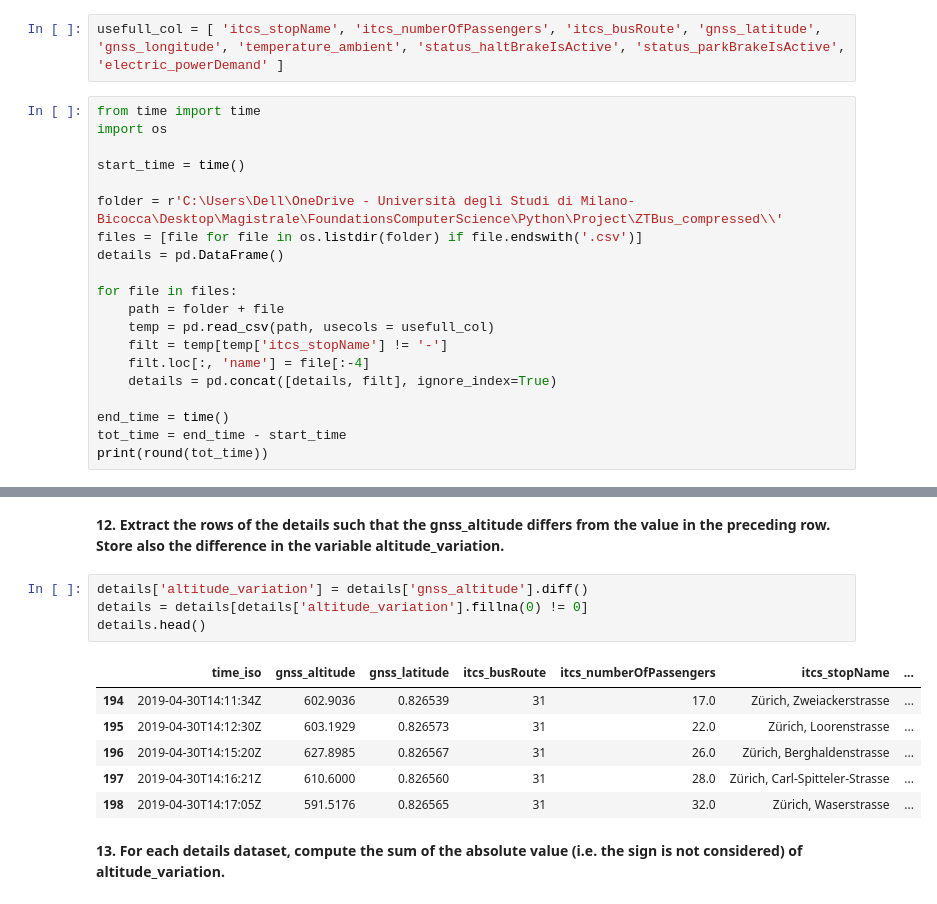
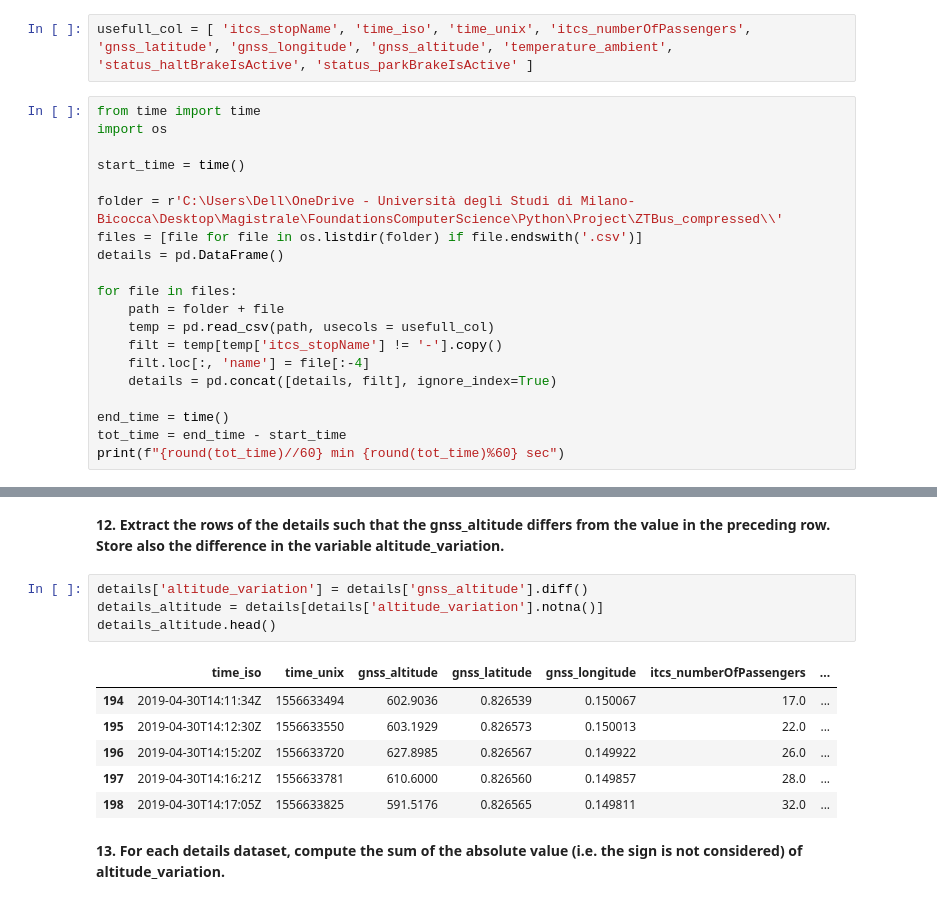
Before and after one commit to sime-99/Project_2023_Bentley_Simeoni, a Jupyter notebook: Project_Bentley_Simeoni.ipynb, the cells around one changed output, grey strips where cells are left out. Saved outputs shown, nothing was run; the diff lists cells and outputs as text.

```diff
--- a/Project_Bentley_Simeoni.ipynb
+++ b/Project_Bentley_Simeoni.ipynb
@@ -112,5 +98,5 @@ details2
 # %%
-usefull_col = [ 'itcs_stopName', 'itcs_numberOfPassengers', 'itcs_busRoute', 'gnss_latitude', 'gnss_longitude', 'temperature_ambient', 'status_haltBrakeIsActive', 'status_parkBrakeIsActive', 'electric_powerDemand' ]
+usefull_col = [ 'itcs_stopName', 'time_iso', 'time_unix', 'itcs_numberOfPassengers', 'gnss_latitude', 'gnss_longitude', 'gnss_altitude', 'temperature_ambient', 'status_haltBrakeIsActive', 'status_parkBrakeIsActive' ]
 # %%
 from time import time
 import os
@@ -124,10 +110,10 @@ details = pd.DataFrame()
 for file in files:
     path = folder + file
     temp = pd.read_csv(path, usecols = usefull_col)
-    filt = temp[temp['itcs_stopName'] != '-']
+    filt = temp[temp['itcs_stopName'] != '-'].copy()
     filt.loc[:, 'name'] = file[:-4]
     details = pd.concat([details, filt], ignore_index=True)
 
 end_time = time()
 tot_time = end_time - start_time
-print(round(tot_time))
+print(f"{round(tot_time)//60} min {round(tot_time)%60} sec")
@@ -277,15 +264,15 @@ Name: 0, dtype: object
 **12. Extract the rows of the details such that the gnss_altitude differs from the value in the preceding row. Store also the difference in the variable altitude_variation.**
 # %%
 details['altitude_variation'] = details['gnss_altitude'].diff()
-details = details[details['altitude_variation'].fillna(0) != 0]
-details.head()
+details_altitude = details[details['altitude_variation'].notna()]
+details_altitude.head()
 # %% [output]
-|  | time_iso | gnss_altitude | gnss_latitude | itcs_busRoute | itcs_numberOfPassengers | itcs_stopName | ... |
-| 194 | 2019-04-30T14:11:34Z | 602.9036 | 0.826539 | 31 | 17.0 | Zürich, Zweiackerstrasse | ... |
-| 195 | 2019-04-30T14:12:30Z | 603.1929 | 0.826573 | 31 | 22.0 | Zürich, Loorenstrasse | ... |
-| 196 | 2019-04-30T14:15:20Z | 627.8985 | 0.826567 | 31 | 26.0 | Zürich, Berghaldenstrasse | ... |
-| 197 | 2019-04-30T14:16:21Z | 610.6000 | 0.826560 | 31 | 28.0 | Zürich, Carl-Spitteler-Strasse | ... |
-| 198 | 2019-04-30T14:17:05Z | 591.5176 | 0.826565 | 31 | 32.0 | Zürich, Waserstrasse | ... |
+|  | time_iso | time_unix | gnss_altitude | gnss_latitude | gnss_longitude | itcs_numberOfPassengers | ... |
+| 194 | 2019-04-30T14:11:34Z | 1556633494 | 602.9036 | 0.826539 | 0.150067 | 17.0 | ... |
+| 195 | 2019-04-30T14:12:30Z | 1556633550 | 603.1929 | 0.826573 | 0.150013 | 22.0 | ... |
+| 196 | 2019-04-30T14:15:20Z | 1556633720 | 627.8985 | 0.826567 | 0.149922 | 26.0 | ... |
+| 197 | 2019-04-30T14:16:21Z | 1556633781 | 610.6000 | 0.826560 | 0.149857 | 28.0 | ... |
+| 198 | 2019-04-30T14:17:05Z | 1556633825 | 591.5176 | 0.826565 | 0.149811 | 32.0 | ... |
 # %% [markdown]
 **13. For each details dataset, compute the sum of the absolute value (i.e. the sign is not considered) of altitude_variation.**
 # %%
```
Also changed, not shown: parts of 21 cells of this notebook.
